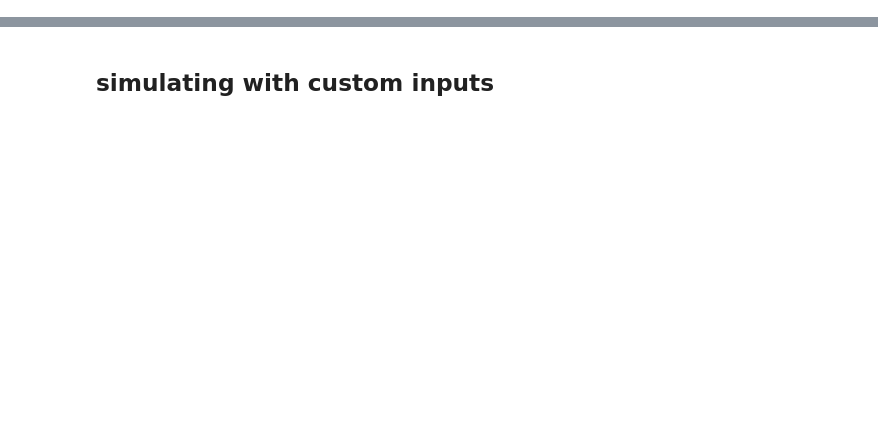
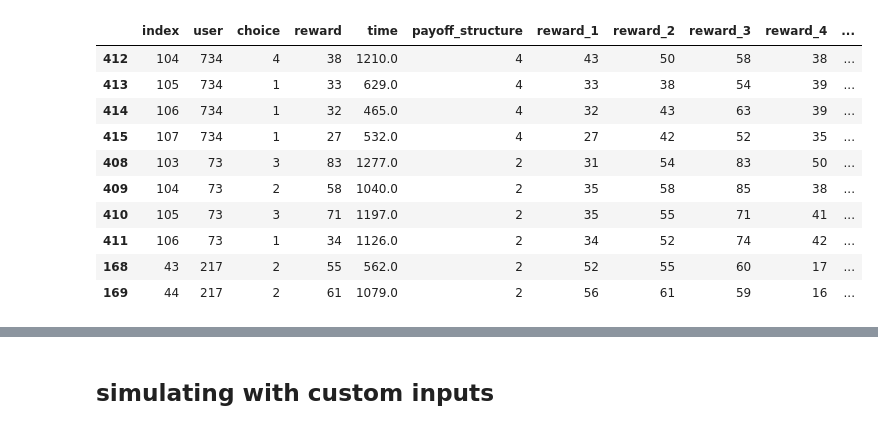
Before and after one commit to oomcth/Deep-learning-Multi-armed-bandits, a Jupyter notebook: General model training and testing with full data.ipynb, the cells around one changed output, grey strips where cells are left out. Cells and saved outputs as stored; diff of their text form; code cells hidden in the pictures; blank space fills up the shorter version.

```diff
--- a/General model training and testing with full data.ipynb
+++ b/General model training and testing with full data.ipynb
@@ -90,0 +46,15 @@ def my_train_test_split(X, y, sequence_length, valid_size=VALID_SIZE, test_size=
+# %%
+#huge_pd.isna().sum()
+huge_pd.head(10)
+# %% [output]
+|  | index | user | choice | reward | time | payoff_structure | reward_1 | reward_2 | reward_3 | reward_4 | ... |
+| 412 | 104 | 734 | 4 | 38 | 1210.0 | 4 | 43 | 50 | 58 | 38 | ... |
+| 413 | 105 | 734 | 1 | 33 | 629.0 | 4 | 33 | 38 | 54 | 39 | ... |
+| 414 | 106 | 734 | 1 | 32 | 465.0 | 4 | 32 | 43 | 63 | 39 | ... |
+| 415 | 107 | 734 | 1 | 27 | 532.0 | 4 | 27 | 42 | 52 | 35 | ... |
+| 408 | 103 | 73 | 3 | 83 | 1277.0 | 2 | 31 | 54 | 83 | 50 | ... |
+| 409 | 104 | 73 | 2 | 58 | 1040.0 | 2 | 35 | 58 | 85 | 38 | ... |
+| 410 | 105 | 73 | 3 | 71 | 1197.0 | 2 | 35 | 55 | 71 | 41 | ... |
+| 411 | 106 | 73 | 1 | 34 | 1126.0 | 2 | 34 | 52 | 74 | 42 | ... |
+| 168 | 43 | 217 | 2 | 55 | 562.0 | 2 | 52 | 55 | 60 | 17 | ... |
+| 169 | 44 | 217 | 2 | 61 | 1079.0 | 2 | 56 | 61 | 59 | 16 | ... |
```
Also changed, not shown: parts of 43 cells of this notebook, 11 other files.
